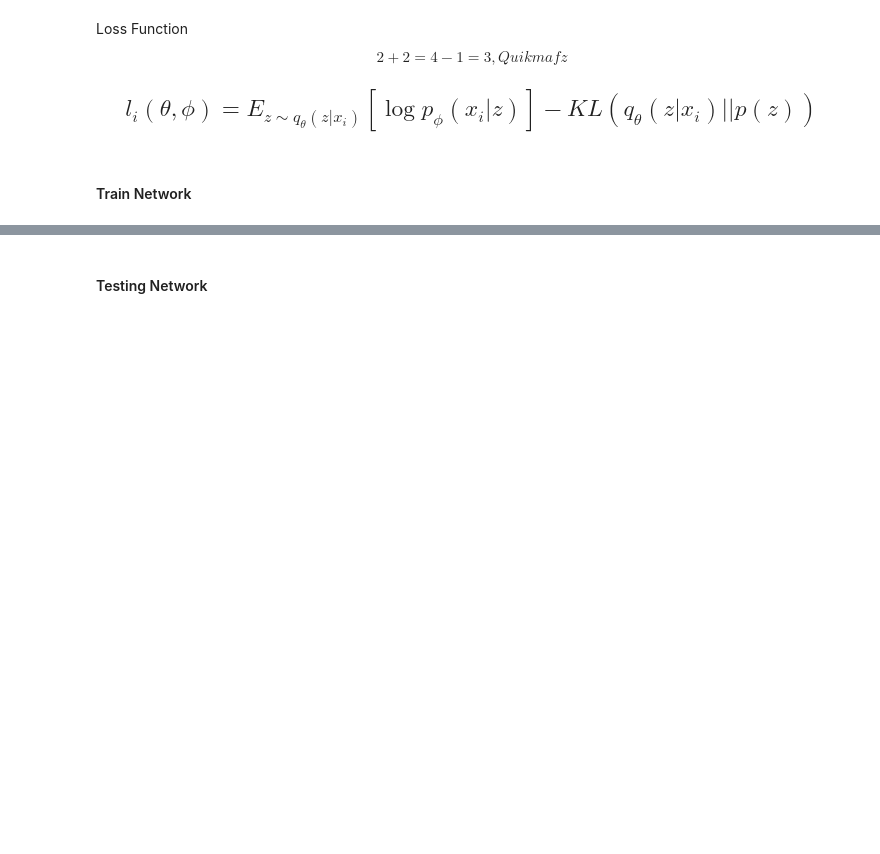
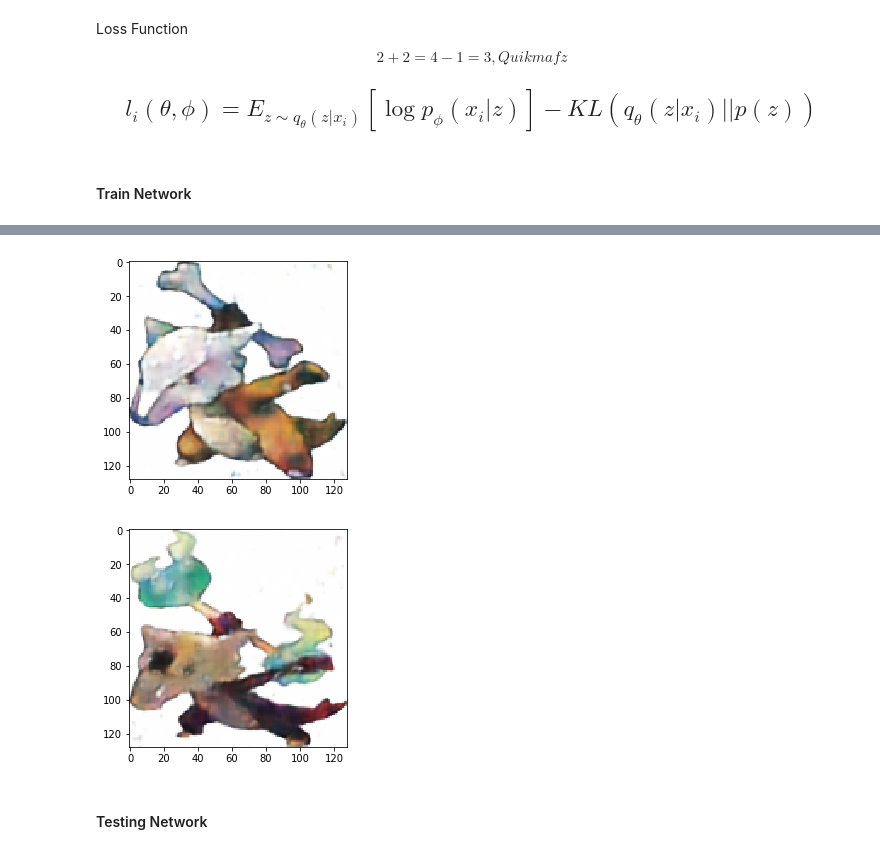
Before and after one commit to KeniMardira/PokeVAE, a Jupyter notebook: MNIST_VAE.ipynb, the cells around one changed output, grey strips where cells are left out. Cells and saved outputs as stored; diff of their text form; code cells hidden in the pictures; blank space fills up the shorter version.

Commit message:
added interpolation

```diff
--- a/MNIST_VAE.ipynb
+++ b/MNIST_VAE.ipynb
@@ -289,3 +342,17 @@ for i in range(256):
+# %%
+def generate_animation_interpol(path, name, num):
+    images = []
+    for e in range(num):
+        img_name = path + "{0:03d}".format(e) + '.png'
+        images.append(mpimg.imread(img_name))
+    imageio.mimsave("./interpolate/gif/" + name + '_generate_animation.gif', images, fps=30)
+# %%
+STEP = 100
+interpolate_linear("./Pokemon/marowak.jpg", "./Pokemon/marowak-alolan.jpg", "./interpolate/marowaks/", STEP)
+generate_animation_interpol("./interpolate/marowaks/", "3", STEP)
+# %% [output]
+[figure, added]
+[figure, added]
 # %%
 # Visualize test data encodings on the latent space
 def visualize_encoder(model,dataloader):
```
Also changed, not shown: parts of 5 cells of this notebook.
